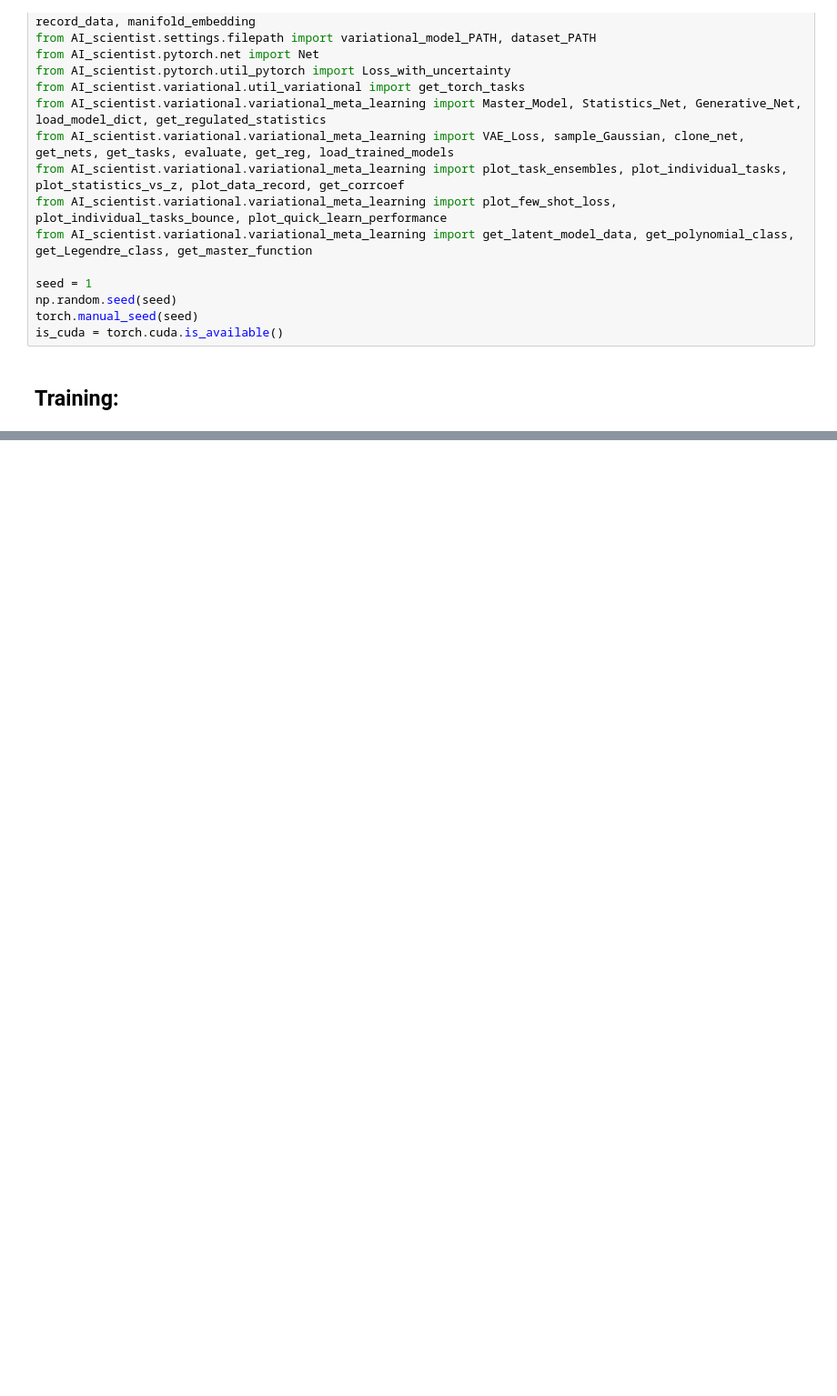
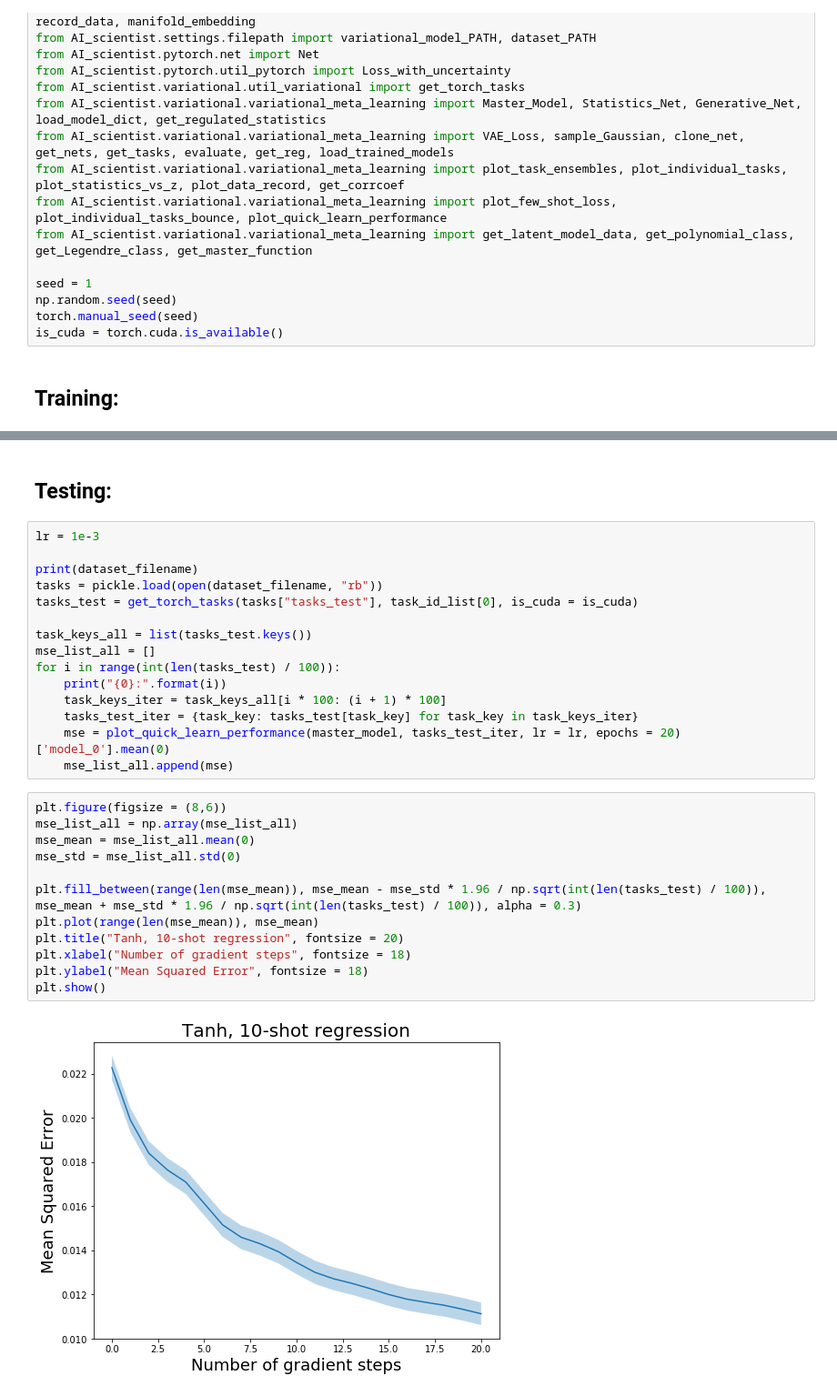
Before and after one commit to tailintalent/mela, a Jupyter notebook: variational/variational_meta_learning_regulated_exp.ipynb, the cells around one changed output, grey strips where cells are left out. Shown at 91% size. Drawn from its saved outputs; the diff is of its cells as text; blank space fills up the shorter version.

```diff
--- a/variational/variational_meta_learning_regulated_exp.ipynb
+++ b/variational/variational_meta_learning_regulated_exp.ipynb
@@ -386,3 +385,34 @@ if isplot:
     plt.show()
 print("completed")
 sys.stdout.flush()
+# %% [markdown]
+## Testing:
+# %%
+lr = 1e-3
+
+print(dataset_filename)
+tasks = pickle.load(open(dataset_filename, "rb"))
+tasks_test = get_torch_tasks(tasks["tasks_test"], task_id_list[0], is_cuda = is_cuda)
+
+task_keys_all = list(tasks_test.keys())
+mse_list_all = []
+for i in range(int(len(tasks_test) / 100)):
+    print("{0}:".format(i))
+    task_keys_iter = task_keys_all[i * 100: (i + 1) * 100]
+    tasks_test_iter = {task_key: tasks_test[task_key] for task_key in task_keys_iter}
+    mse = plot_quick_learn_performance(master_model, tasks_test_iter, lr = lr, epochs = 20)['model_0'].mean(0)
+    mse_list_all.append(mse)
+# %%
+plt.figure(figsize = (8,6))
+mse_list_all = np.array(mse_list_all)
+mse_mean = mse_list_all.mean(0)
+mse_std = mse_list_all.std(0)
+
+plt.fill_between(range(len(mse_mean)), mse_mean - mse_std * 1.96 / np.sqrt(int(len(tasks_test) / 100)), mse_mean + mse_std * 1.96 / np.sqrt(int(len(tasks_test) / 100)), alpha = 0.3)
+plt.plot(range(len(mse_mean)), mse_mean)
+plt.title("Tanh, 10-shot regression", fontsize = 20)
+plt.xlabel("Number of gradient steps", fontsize = 18)
+plt.ylabel("Mean Squared Error", fontsize = 18)
+plt.show()
+# %% [output]
+[figure, added]
```
Also changed, not shown: parts of 1 cell of this notebook, 1 other file.
